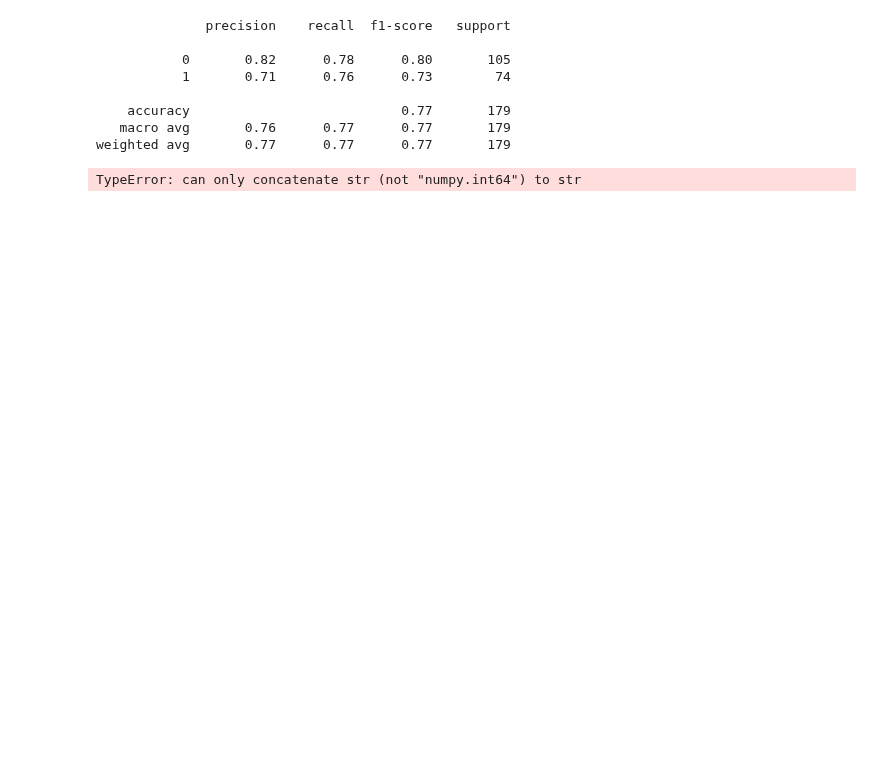
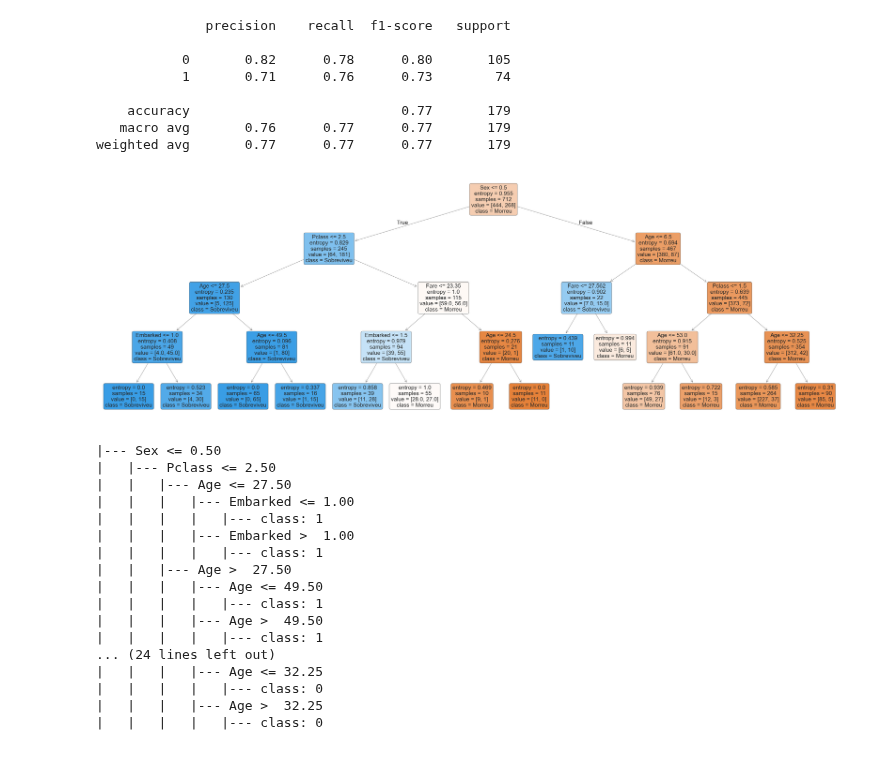
Before and after one commit to cauacostaalves/PUCMG, a Jupyter notebook: CienciasDaComputação/Quarto Semestre/IA/Listas/Lista 3/Q2/Codigos/DecisionTree_titanic.ipynb, the cells around one changed output. Cells and saved outputs as stored; diff of their text form; code cells hidden in the pictures.

```diff
--- a/CienciasDaComputação/Quarto Semestre/IA/Listas/Lista 3/Q2/Codigos/DecisionTree_titanic.ipynb
+++ b/CienciasDaComputação/Quarto Semestre/IA/Listas/Lista 3/Q2/Codigos/DecisionTree_titanic.ipynb
@@ -108,11 +108,47 @@ print(classification_report(y_teste, previsoes))
     accuracy                           0.77       179
    macro avg       0.76      0.77      0.77       179
 weighted avg       0.77      0.77      0.77       179
-# %%
-from sklearn import tree
-previsores = X_treino.columns
-figura, eixos = plt.subplots(nrows=1, ncols=1, figsize=(20,40))
-tree.plot_tree(modelo, feature_names=previsores, class_names = modelo.classes_, filled=True);
-# %% [output]
-TypeError: can only concatenate str (not "numpy.int64") to str
-[figure, removed]
+# %%
+from sklearn.tree import DecisionTreeClassifier, plot_tree, export_text
+import matplotlib.pyplot as plt
+
+# treina a árvore com limite de profundidade
+modelo = DecisionTreeClassifier(
+    criterion='entropy',
+    max_depth=4,
+    min_samples_leaf=10,
+    random_state=42
+)
+modelo.fit(X_treino, y_treino)
+
+# desenha a árvore
+plt.figure(figsize=(24,8), dpi=150)
+plot_tree(
+    modelo,
+    feature_names=X_treino.columns,
+    class_names=['Morreu','Sobreviveu'],
+    filled=True, rounded=True, fontsize=10
+)
+plt.show()
+
+# mostra as regras em texto (opcional)
+print(export_text(modelo, feature_names=list(X_treino.columns), max_depth=4))
+# %% [output]
+[figure, added]
+|--- Sex <= 0.50
+|   |--- Pclass <= 2.50
+|   |   |--- Age <= 27.50
+|   |   |   |--- Embarked <= 1.00
+|   |   |   |   |--- class: 1
+|   |   |   |--- Embarked >  1.00
+|   |   |   |   |--- class: 1
+|   |   |--- Age >  27.50
+|   |   |   |--- Age <= 49.50
+|   |   |   |   |--- class: 1
+|   |   |   |--- Age >  49.50
+|   |   |   |   |--- class: 1
+... (24 lines left out)
+|   |   |   |--- Age <= 32.25
+|   |   |   |   |--- class: 0
+|   |   |   |--- Age >  32.25
+|   |   |   |   |--- class: 0
```
Also changed, not shown: 2 other files.
